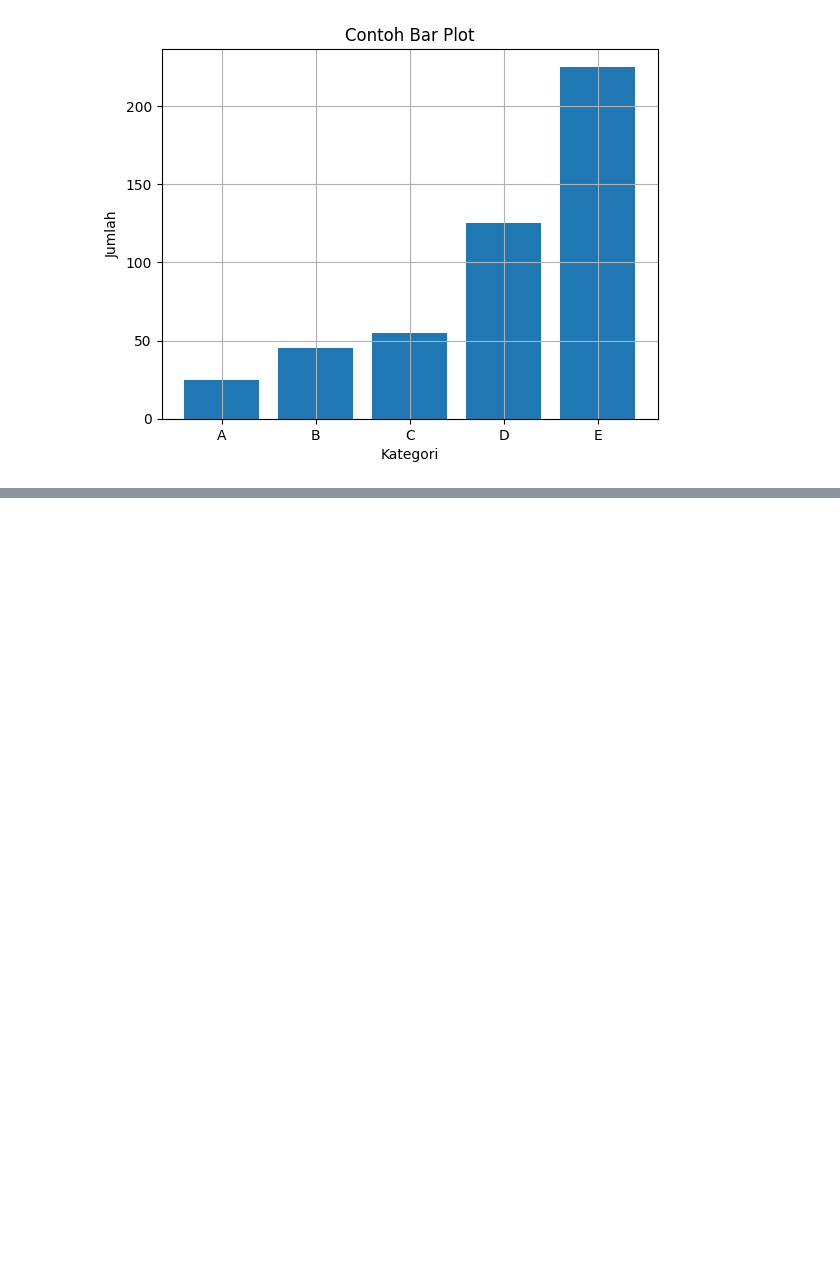
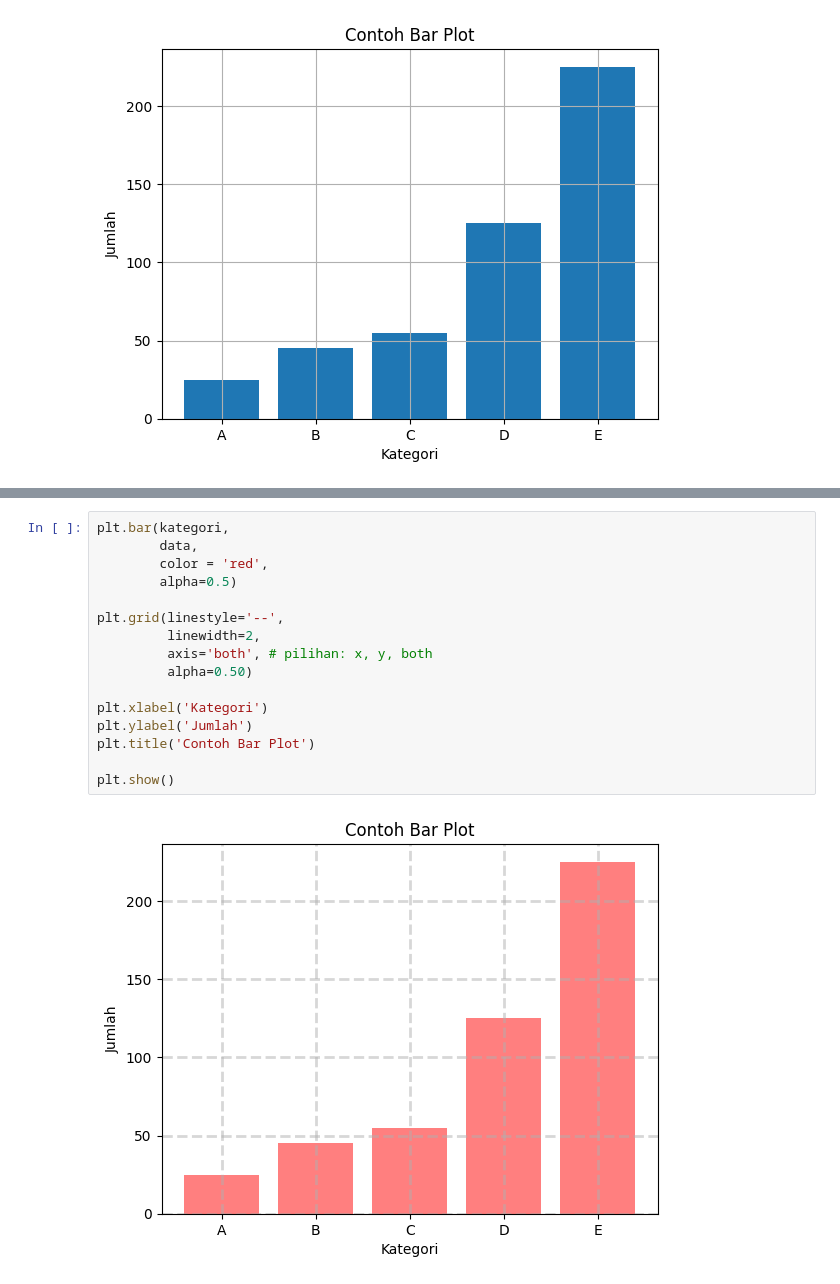
Before and after one commit to LatiefDataVisionary/matplotlib-with-indonesia-belajar, a Jupyter notebook: Matplotlib_05_Belajar_Bar_Plot_|_Bar_Chart_|_Belajar_Matplotlib_Dasar_|_Belajar_Visualisasi_Data.ipynb, the cells around one changed output, grey strips where cells are left out. Drawn from its saved outputs; the diff is of its cells as text; blank space fills up the shorter version.

```diff
--- a/Matplotlib_05_Belajar_Bar_Plot_|_Bar_Chart_|_Belajar_Matplotlib_Dasar_|_Belajar_Visualisasi_Data.ipynb
+++ b/Matplotlib_05_Belajar_Bar_Plot_|_Bar_Chart_|_Belajar_Matplotlib_Dasar_|_Belajar_Visualisasi_Data.ipynb
@@ -30,0 +54,18 @@ plt.show()
+# %%
+plt.bar(kategori,
+        data,
+        color = 'red',
+        alpha=0.5)
+
+plt.grid(linestyle='--',
+         linewidth=2,
+         axis='both', # pilihan: x, y, both
+         alpha=0.50)
+
+plt.xlabel('Kategori')
+plt.ylabel('Jumlah')
+plt.title('Contoh Bar Plot')
+
+plt.show()
+# %% [output]
+[figure, added]
```
Also changed, not shown: parts of 10 cells of this notebook.
